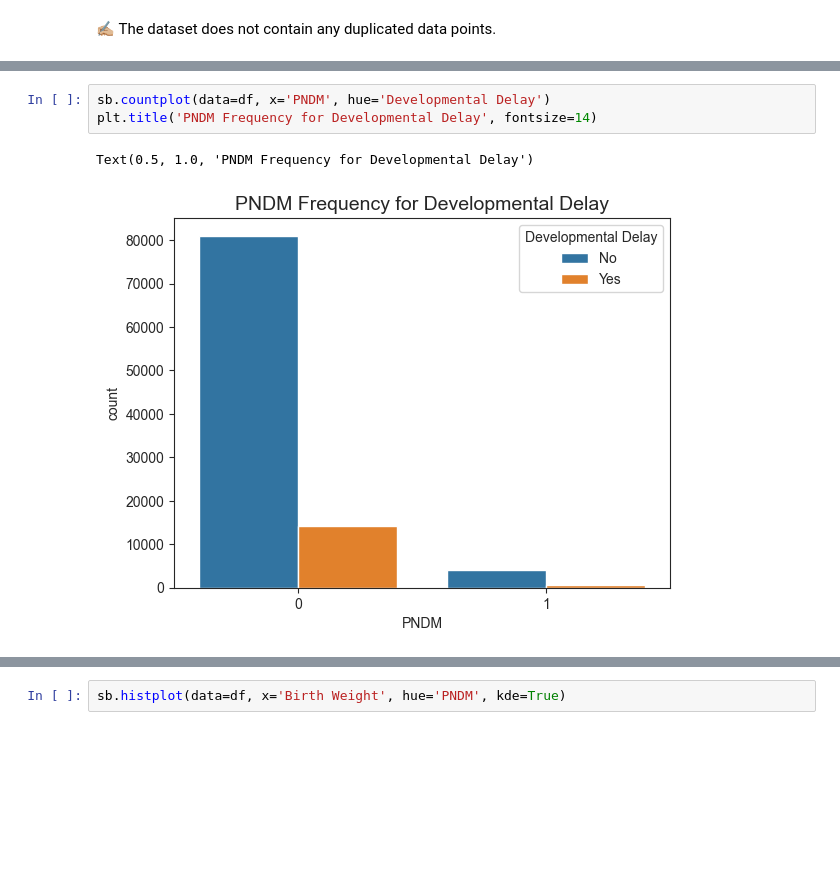
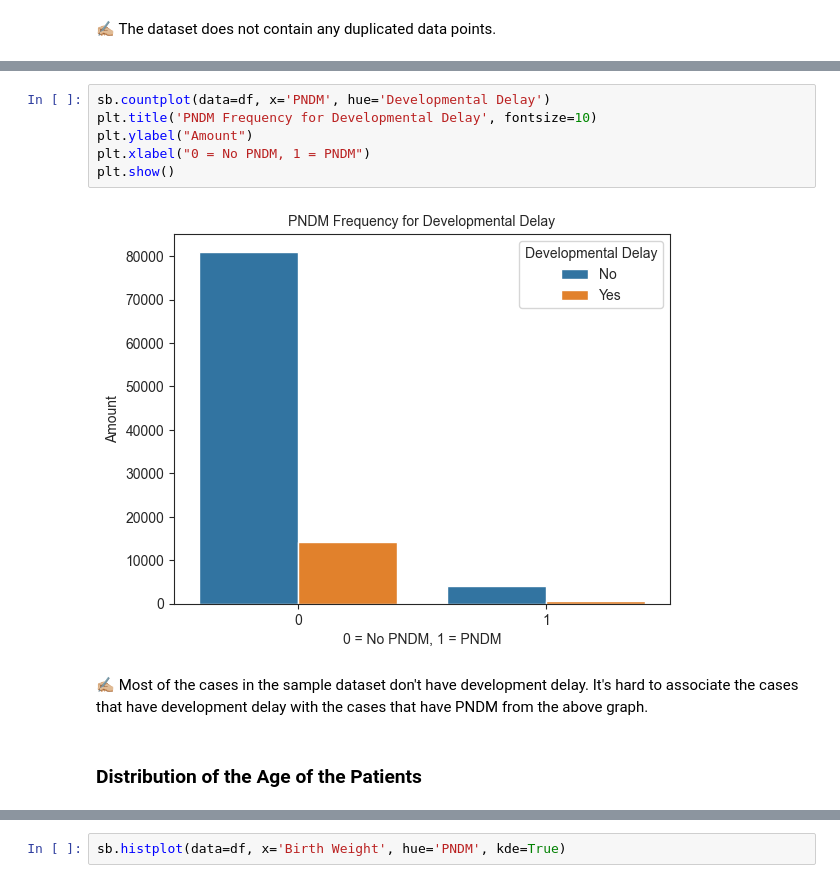
Before and after one commit to muscak/PNDM-Prediction, a Jupyter notebook: PNDM-Prediction.ipynb, the cells around one changed output, grey strips where cells are left out. Saved outputs shown, nothing was run; the diff lists cells and outputs as text; blank space fills up the shorter version.

```diff
--- a/PNDM-Prediction.ipynb
+++ b/PNDM-Prediction.ipynb
@@ -188,8 +204,14 @@ Text(0.5, 1.0, 'PNDM Frequency for Family History')
 # %%
 sb.countplot(data=df, x='PNDM', hue='Developmental Delay')
-plt.title('PNDM Frequency for Developmental Delay', fontsize=14)
+plt.title('PNDM Frequency for Developmental Delay', fontsize=10)
+plt.ylabel("Amount")
+plt.xlabel("0 = No PNDM, 1 = PNDM")
+plt.show()
 # %% [output]
-Text(0.5, 1.0, 'PNDM Frequency for Developmental Delay')
-[figure, old version]
+[figure, new version]
+# %% [markdown]
+✍🏼 Most of the cases in the sample dataset don't have development delay. It's hard to associate the cases that have development delay with the cases that have PNDM from the above graph.
+# %% [markdown]
+### Distribution of the Age of the Patients
 # %%
 sb.histplot(data=df, x='Age', kde=True, hue='PNDM')
```
Also changed, not shown: parts of 14 cells of this notebook.
